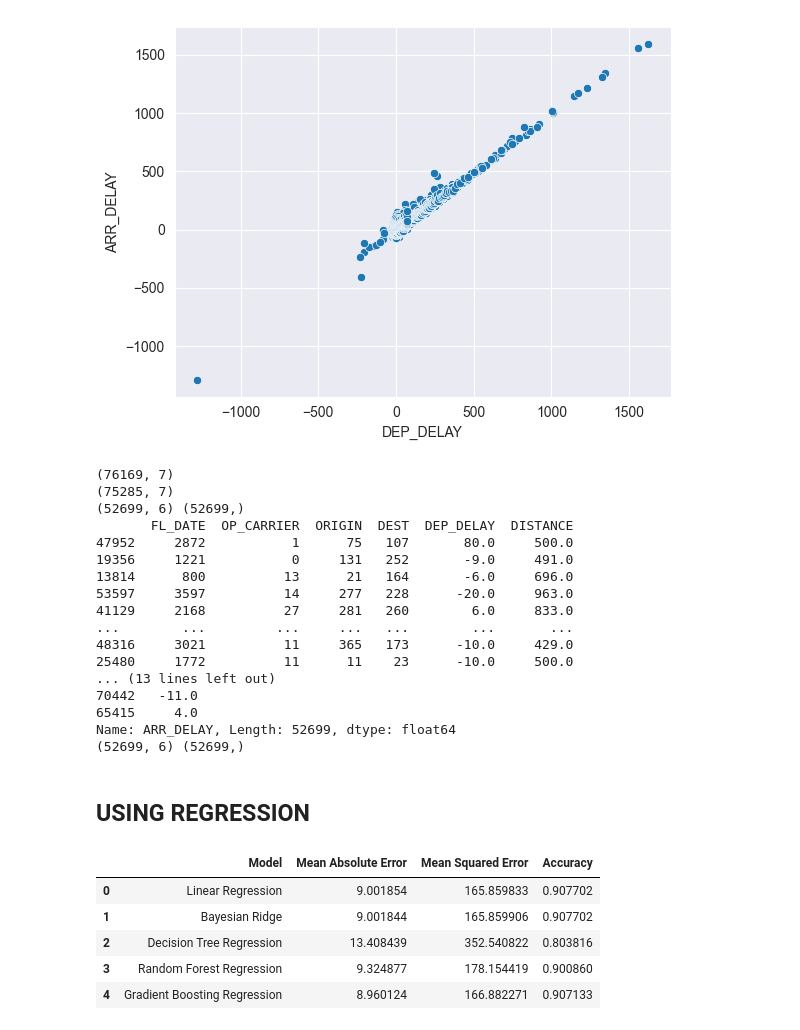
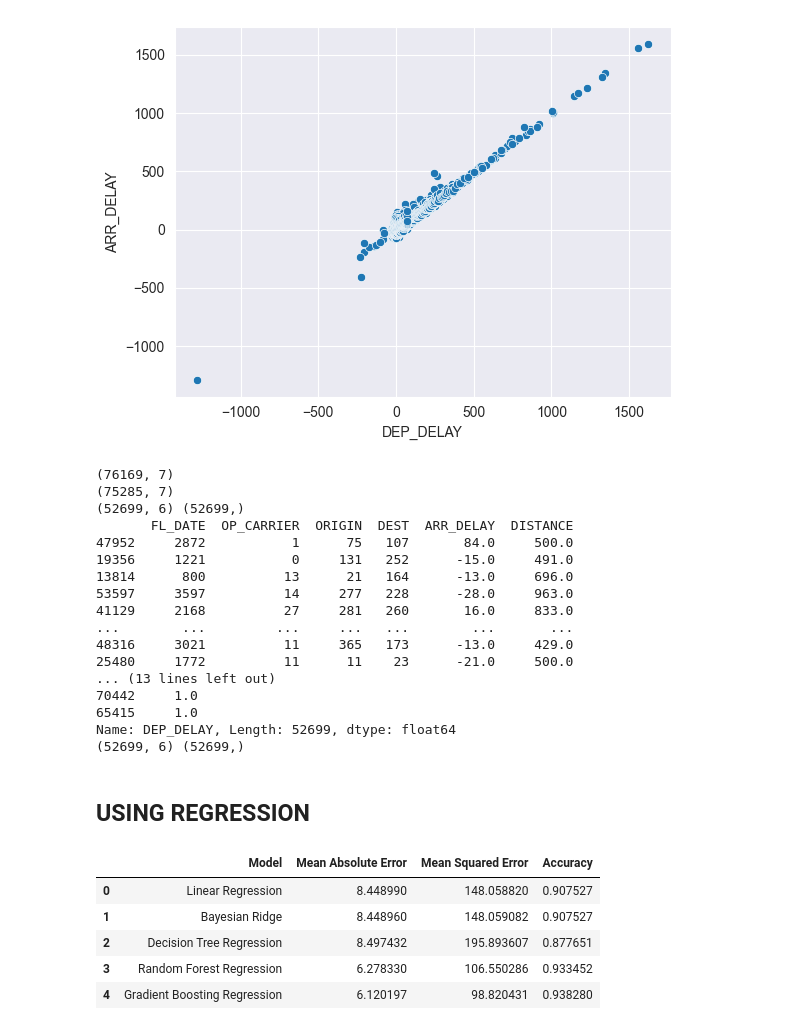
Before and after one commit to Delayma-ML/Delayma-Visualization, a Jupyter notebook: model_testing.ipynb, the cells around one changed output. Saved outputs shown, nothing was run; the diff lists cells and outputs as text; code cells hidden in the pictures.

Commit message:
without arr_delay
chii chiii

```diff
--- a/model_testing.ipynb
+++ b/model_testing.ipynb
@@ -65,8 +41,8 @@ print(df_final.shape)
 df_final.dropna(inplace=True)
 print(df_final.shape)
 train, test = train_test_split(df_final, test_size=0.3, random_state=69)
-y = train['ARR_DELAY']
-x = train.drop('ARR_DELAY', axis=1)
+y = train['DEP_DELAY']
+x = train.drop('DEP_DELAY', axis=1)
 print(x.shape, y.shape)
 print(x, y)
 x.dropna()
@@ -76,19 +52,19 @@ print(x.shape, y.shape)
 (76169, 7)
 (75285, 7)
 (52699, 6) (52699,)
-       FL_DATE  OP_CARRIER  ORIGIN  DEST  DEP_DELAY  DISTANCE
-47952     2872           1      75   107       80.0     500.0
-19356     1221           0     131   252       -9.0     491.0
-13814      800          13      21   164       -6.0     696.0
-53597     3597          14     277   228      -20.0     963.0
-41129     2168          27     281   260        6.0     833.0
+       FL_DATE  OP_CARRIER  ORIGIN  DEST  ARR_DELAY  DISTANCE
+47952     2872           1      75   107       84.0     500.0
+19356     1221           0     131   252      -15.0     491.0
+13814      800          13      21   164      -13.0     696.0
+53597     3597          14     277   228      -28.0     963.0
+41129     2168          27     281   260       16.0     833.0
 ...        ...         ...     ...   ...        ...       ...
-48316     3021          11     365   173      -10.0     429.0
-25480     1772          11      11    23      -10.0     500.0
+48316     3021          11     365   173      -13.0     429.0
+25480     1772          11      11    23      -21.0     500.0
 ... (13 lines left out)
-70442   -11.0
-65415     4.0
-Name: ARR_DELAY, Length: 52699, dtype: float64
+70442     1.0
+65415     1.0
+Name: DEP_DELAY, Length: 52699, dtype: float64
 (52699, 6) (52699,)
 # %%
 from sklearn.ensemble import RandomForestRegressor, GradientBoostingRegressor
@@ -97,26 +73,25 @@ from sklearn.linear_model import BayesianRidge
 # %% [markdown]
 ## USING REGRESSION
 # %%
-lr, br, dtr, rfr, gbr = LinearRegression(), BayesianRidge(), DecisionTreeRegressor(), RandomForestRegressor(), GradientBoostingRegressor()
+lr,br,dtr,rfr,gbr = LinearRegression(),BayesianRidge(),DecisionTreeRegressor(),RandomForestRegressor(),GradientBoostingRegressor()
 mae = []
 mse = []
 acc = []
-models = [lr, br, dtr, rfr, gbr]
+models = [lr,br,dtr,rfr,gbr]
 for i in models:
-    i.fit(x, y)
-    predict = i.predict(test.drop('ARR_DELAY', axis=1))
-    mae.append(metrics.mean_absolute_error(test['ARR_DELAY'], predict))
-    mse.append(metrics.mean_squared_error(test['ARR_DELAY'], predict))
-    acc.append(i.score(test.drop('ARR_DELAY', axis=1), test['ARR_DELAY']))
+    i.fit(x,y)
+    predict = i.predict(test.drop('DEP_DELAY',axis=1))
+    mae.append(metrics.mean_absolute_error(test['DEP_DELAY'], predict))
+    mse.append(metrics.mean_squared_error(test['DEP_DELAY'], predict))
+    acc.append(i.score(test.drop('DEP_DELAY',axis=1),test['DEP_DELAY']))
 # create a table of the results
-results = pd.DataFrame({'Model': ['Linear Regression', 'Bayesian Ridge', 'Decision Tree Regression',
-                                  'Random Forest Regression', 'Gradient Boosting Regression'],
-                        'Mean Absolute Error': mae, 'Mean Squared Error': mse, 'Accuracy': acc})
+results = pd.DataFrame({'Model':['Linear Regression','Bayesian Ridge','Decision Tree Regression','Random Forest Regression','Gradient Boosting Regression'],
+                        'Mean Absolute Error':mae,'Mean Squared Error':mse,'Accuracy':acc})
 results.head()
 # %% [output]
 |  | Model | Mean Absolute Error | Mean Squared Error | Accuracy |
-| 0 | Linear Regression | 9.001854 | 165.859833 | 0.907702 |
-| 1 | Bayesian Ridge | 9.001844 | 165.859906 | 0.907702 |
-| 2 | Decision Tree Regression | 13.408439 | 352.540822 | 0.803816 |
-| 3 | Random Forest Regression | 9.324877 | 178.154419 | 0.900860 |
-| 4 | Gradient Boosting Regression | 8.960124 | 166.882271 | 0.907133 |
+| 0 | Linear Regression | 8.448990 | 148.058820 | 0.907527 |
+| 1 | Bayesian Ridge | 8.448960 | 148.059082 | 0.907527 |
+| 2 | Decision Tree Regression | 8.497432 | 195.893607 | 0.877651 |
+| 3 | Random Forest Regression | 6.278330 | 106.550286 | 0.933452 |
+| 4 | Gradient Boosting Regression | 6.120197 | 98.820431 | 0.938280 |
```
Also changed, not shown: parts of 4 cells of this notebook.
